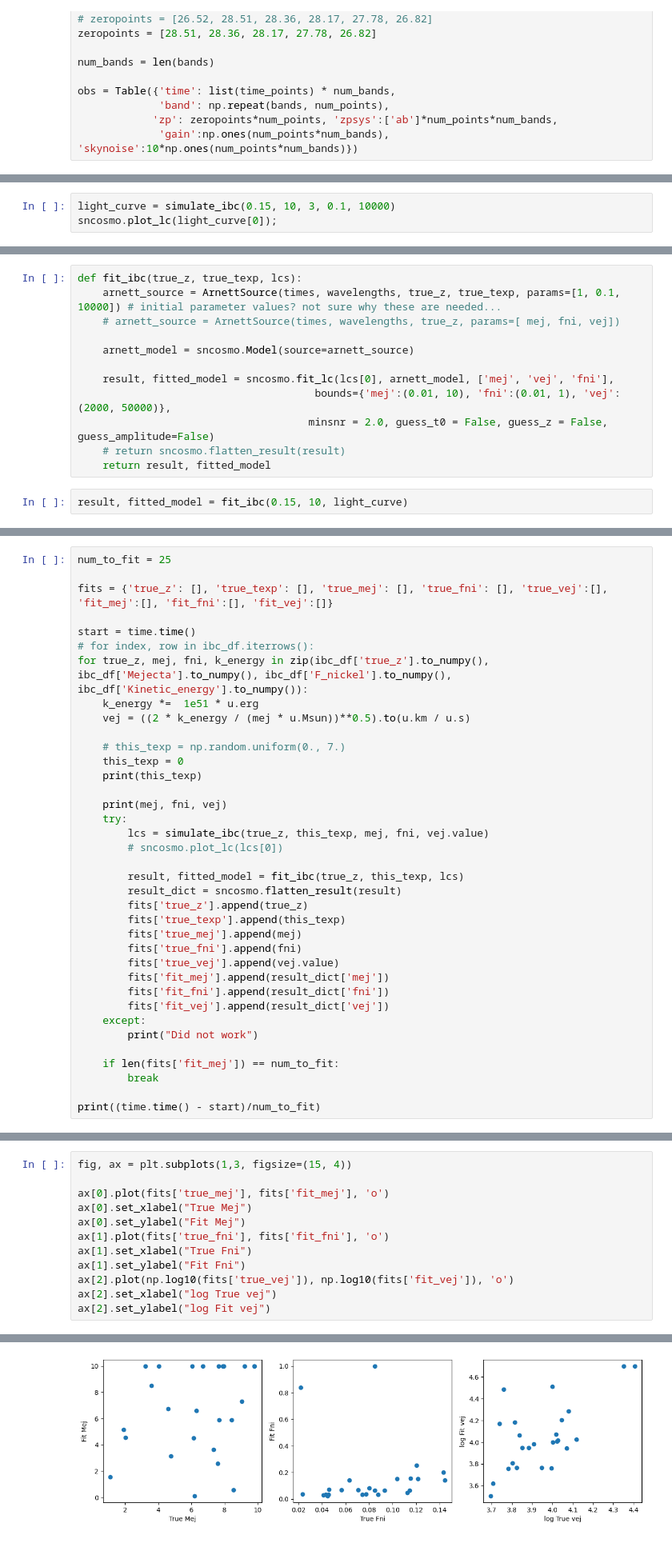
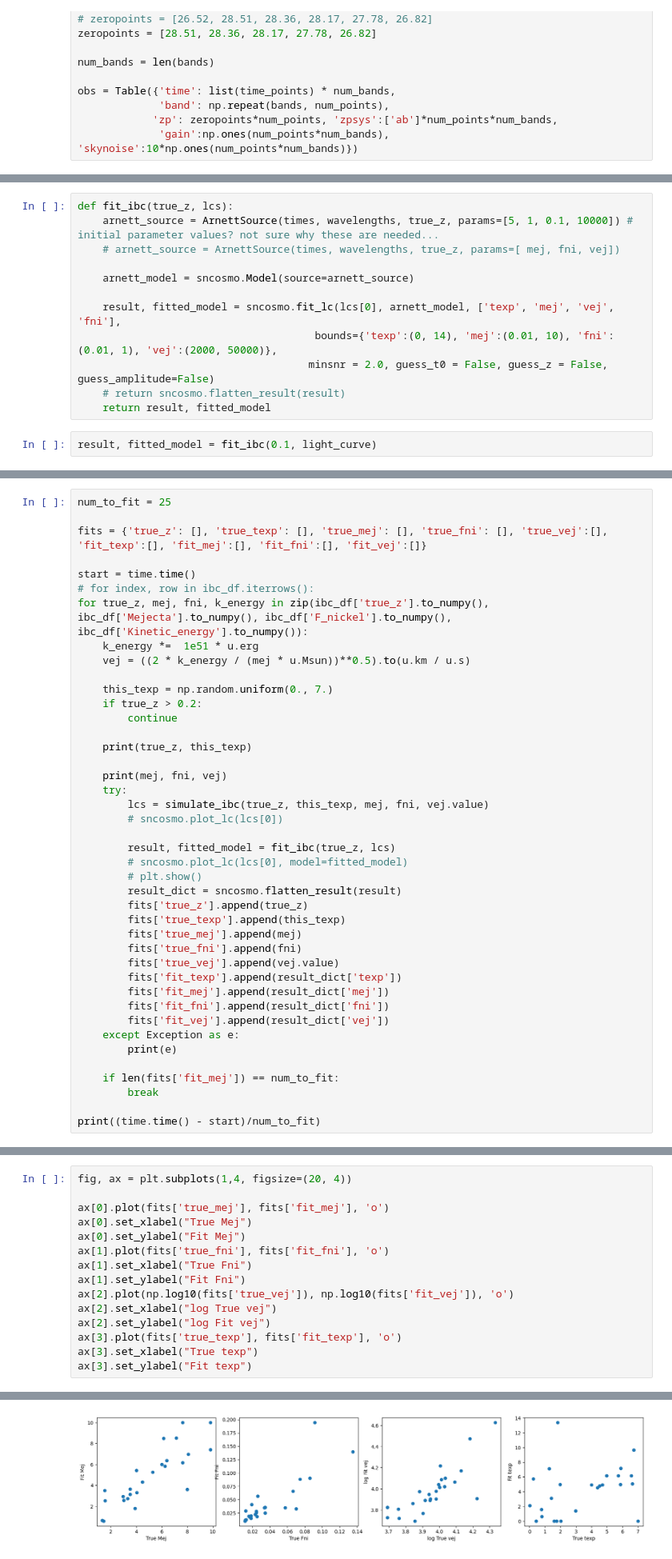
Before and after one commit to asmuzsoy/beams_ext, a Jupyter notebook: fit_many_ibc.ipynb, the cells around one changed output, grey strips where cells are left out. Shown: that part at 80% size. Saved outputs shown, nothing was run; the diff lists cells and outputs as text.

Commit message:
now fitting texp and restricting z < 0.2

```diff
--- a/fit_many_ibc.ipynb
+++ b/fit_many_ibc.ipynb
@@ -220,3 +196,0 @@ array([-4.99,  6.12, 17.23, 28.34, 39.45, 50.56, 61.67, 72.78, 83.89,
-# %%
-light_curve = simulate_ibc(0.15, 10, 3, 0.1, 10000)
-sncosmo.plot_lc(light_curve[0]);
@@ -225,17 +197,17 @@ sncosmo.plot_lc(light_curve[0]);
 # %%
-def fit_ibc(true_z, true_texp, lcs):
-    arnett_source = ArnettSource(times, wavelengths, true_z, true_texp, params=[1, 0.1, 10000]) # initial parameter values? not sure why these are needed...
+def fit_ibc(true_z, lcs):
+    arnett_source = ArnettSource(times, wavelengths, true_z, params=[5, 1, 0.1, 10000]) # initial parameter values? not sure why these are needed...
     # arnett_source = ArnettSource(times, wavelengths, true_z, params=[ mej, fni, vej])
 
     arnett_model = sncosmo.Model(source=arnett_source)
 
-    result, fitted_model = sncosmo.fit_lc(lcs[0], arnett_model, ['mej', 'vej', 'fni'],
-                                      bounds={'mej':(0.01, 10), 'fni':(0.01, 1), 'vej':(2000, 50000)},
+    result, fitted_model = sncosmo.fit_lc(lcs[0], arnett_model, ['texp', 'mej', 'vej', 'fni'],
+                                      bounds={'texp':(0, 14), 'mej':(0.01, 10), 'fni':(0.01, 1), 'vej':(2000, 50000)},
                                      minsnr = 2.0, guess_t0 = False, guess_z = False, guess_amplitude=False)
     # return sncosmo.flatten_result(result)
     return result, fitted_model
 # %%
-result, fitted_model = fit_ibc(0.15, 10, light_curve)
+result, fitted_model = fit_ibc(0.1, light_curve)
 # %%
 sncosmo.plot_lc(light_curve[0], model=fitted_model);
 # %% [output]
@@ -243,7 +215,7 @@ sncosmo.plot_lc(light_curve[0], model=fitted_model);
 # %%
 num_to_fit = 25
 
-fits = {'true_z': [], 'true_texp': [], 'true_mej': [], 'true_fni': [], 'true_vej':[], 'fit_mej':[], 'fit_fni':[], 'fit_vej':[]}
+fits = {'true_z': [], 'true_texp': [], 'true_mej': [], 'true_fni': [], 'true_vej':[], 'fit_texp':[], 'fit_mej':[], 'fit_fni':[], 'fit_vej':[]}
 
 start = time.time()
 # for index, row in ibc_df.iterrows():
@@ -251,27 +223,32 @@ for true_z, mej, fni, k_energy in zip(ibc_df['true_z'].to_numpy(), ibc_df['Mejec
     k_energy *=  1e51 * u.erg
     vej = ((2 * k_energy / (mej * u.Msun))**0.5).to(u.km / u.s)
 
-    # this_texp = np.random.uniform(0., 7.)
-    this_texp = 0
-    print(this_texp)
+    this_texp = np.random.uniform(0., 7.)
+    if true_z > 0.2:
+        continue
+
+    print(true_z, this_texp)
 
     print(mej, fni, vej)
     try:
         lcs = simulate_ibc(true_z, this_texp, mej, fni, vej.value)
         # sncosmo.plot_lc(lcs[0])
 
-        result, fitted_model = fit_ibc(true_z, this_texp, lcs)
+        result, fitted_model = fit_ibc(true_z, lcs)
+        # sncosmo.plot_lc(lcs[0], model=fitted_model)
+        # plt.show()
         result_dict = sncosmo.flatten_result(result)
         fits['true_z'].append(true_z)
         fits['true_texp'].append(this_texp)
         fits['true_mej'].append(mej)
         fits['true_fni'].append(fni)
         fits['true_vej'].append(vej.value)
+        fits['fit_texp'].append(result_dict['texp'])
         fits['fit_mej'].append(result_dict['mej'])
         fits['fit_fni'].append(result_dict['fni'])
         fits['fit_vej'].append(result_dict['vej'])
-    except:
-        print("Did not work")
+    except Exception as e:
+        print(e)
 
     if len(fits['fit_mej']) == num_to_fit:
         break
@@ -298,5 +292,5 @@ print((time.time() - start)/num_to_fit)
 # %%
-fig, ax = plt.subplots(1,3, figsize=(15, 4))
+fig, ax = plt.subplots(1,4, figsize=(20, 4))
 
 ax[0].plot(fits['true_mej'], fits['fit_mej'], 'o')
 ax[0].set_xlabel("True Mej")
@@ -307,4 +301,7 @@ ax[1].set_ylabel("Fit Fni")
 ax[2].plot(np.log10(fits['true_vej']), np.log10(fits['fit_vej']), 'o')
 ax[2].set_xlabel("log True vej")
 ax[2].set_ylabel("log Fit vej")
+ax[3].plot(fits['true_texp'], fits['fit_texp'], 'o')
+ax[3].set_xlabel("True texp")
+ax[3].set_ylabel("Fit texp")
 # %% [output]
@@ -312,4 +309,4 @@ Text(0, 0.5, 'log Fit vej')
-[figure, old version]
+[figure, new version]
 # %%
 plt.hist(ia_df['true_z'].to_numpy(), bins=40, density=True, label="x1")
 # %% [output]
```
Also changed, not shown: parts of 9 cells of this notebook.
